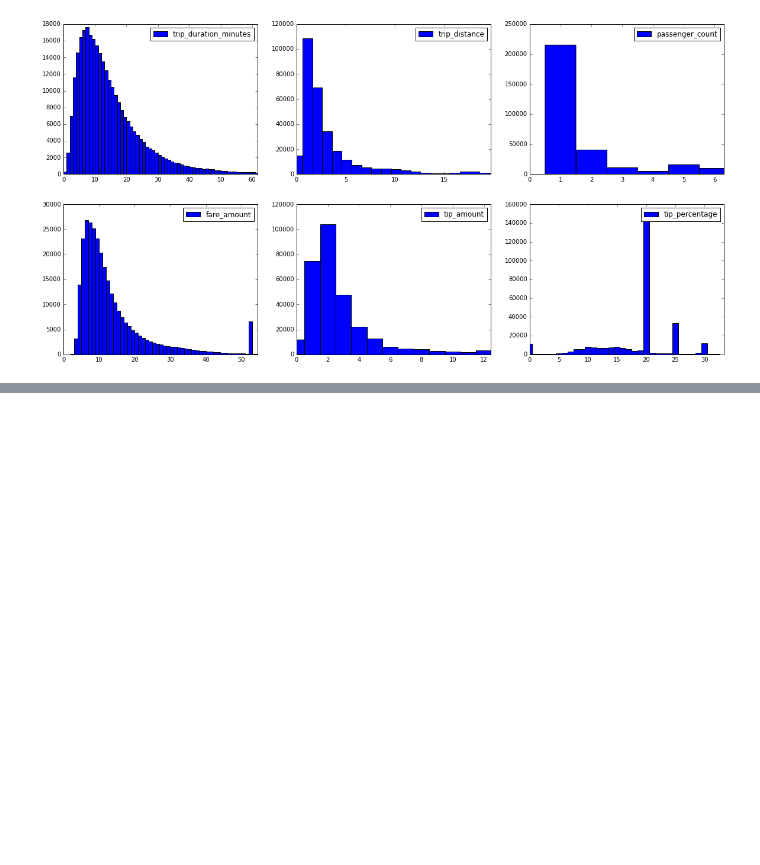
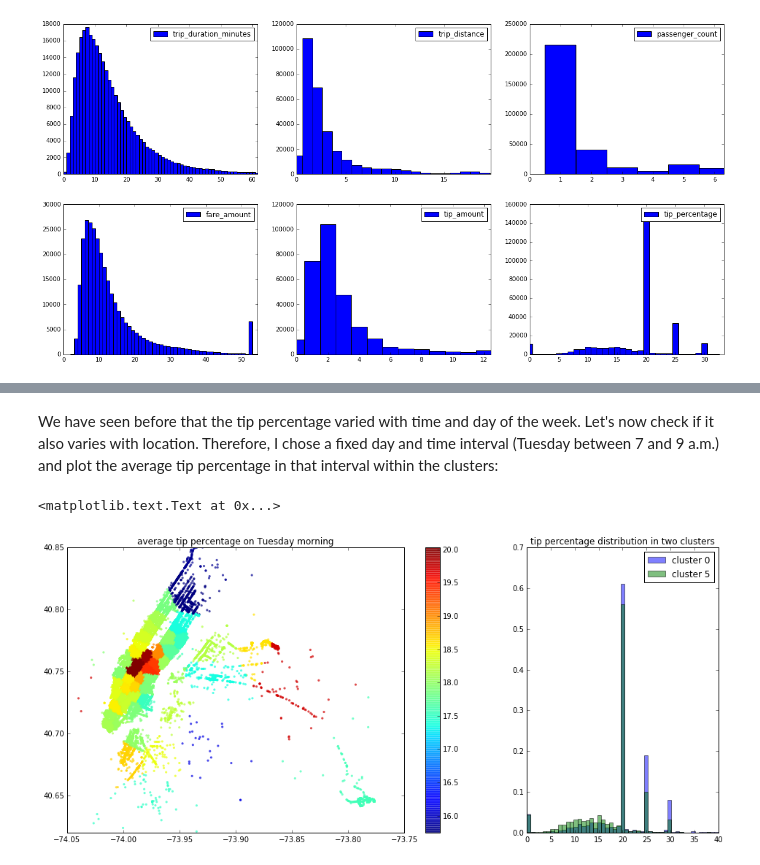
Before and after one commit to jdoepfert/nyc_taxi_tips, a Jupyter notebook: data_exploration_and_modeling.ipynb, the cells around one changed output, grey strips where cells are left out. Saved outputs shown, nothing was run; the diff lists cells and outputs as text; code cells hidden in the pictures; blank space fills up the shorter version.

```diff
--- a/data_exploration_and_modeling.ipynb
+++ b/data_exploration_and_modeling.ipynb
@@ -365,0 +123,27 @@ plt.plot(X[ind,0],X[ind,1],'+g', markersize=15)
+# %% [markdown]
+We have seen before that the tip percentage varied with time and day of the week. Let's now check if it also varies with location. Therefore, I chose a fixed day and time interval (Tuesday between 7 and 9 a.m.) and plot the average tip percentage in that interval within the clusters:
+# %%
+tuesday_morning = (df.pickup_weekday == 1) & (df.pickup_hour >= 7) & (df.pickup_hour <= 9)
+
+cluster_means_centroids = df[tuesday_morning].groupby('cluster_id').tip_percentage.mean()
+
+subidx = sample(df[tuesday_morning].index, 100000)
+cluster_means = df.loc[subidx].join(cluster_means_centroids , on='cluster_id', rsuffix='_cluster_means').tip_percentage_cluster_means
+
+fig = plt.figure(figsize=(16, 7))
+ax = plt.subplot(1,3,(1,2))
+plt.scatter(df.loc[subidx, 'pickup_longitude'], df.loc[subidx, 'pickup_latitude'], c=cluster_means, alpha=0.7, s=10, edgecolor='none')
+ax.set_xlim([-74.05, -73.75])
+ax.set_ylim([40.62, 40.85])
+plt.title('average tip percentage on Tuesday morning')
+plt.colorbar()
+
+ax = plt.subplot(1,3,3)
+bins = np.linspace(0, 40, 50)
+plt.hist(df[monday_morning & (df.cluster_id==0)].tip_percentage.values, alpha=0.5, label='cluster 0', bins=bins, normed=True)
+plt.hist(df[monday_morning & (df.cluster_id==5)].tip_percentage.values, alpha=0.5, label='cluster 5', bins=bins, normed=True)
+plt.legend(loc='upper right')
+plt.title('tip percentage distribution in two clusters')
+# %% [output]
+<matplotlib.text.Text at 0x...>
+[figure, added]
```
Also changed, not shown: parts of 86 cells of this notebook, 2 other files.
